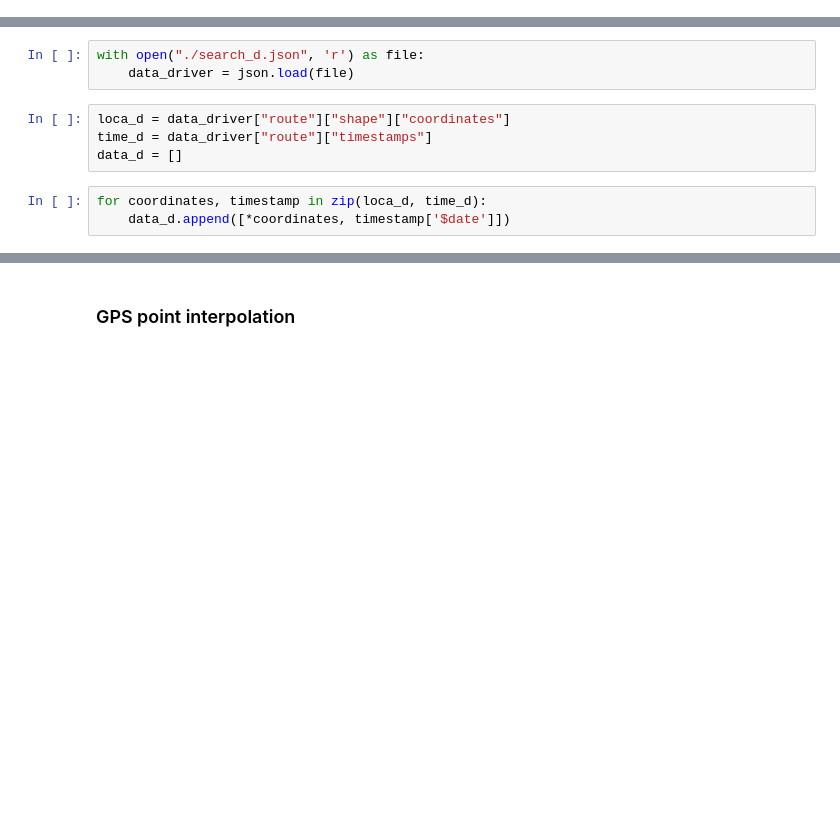
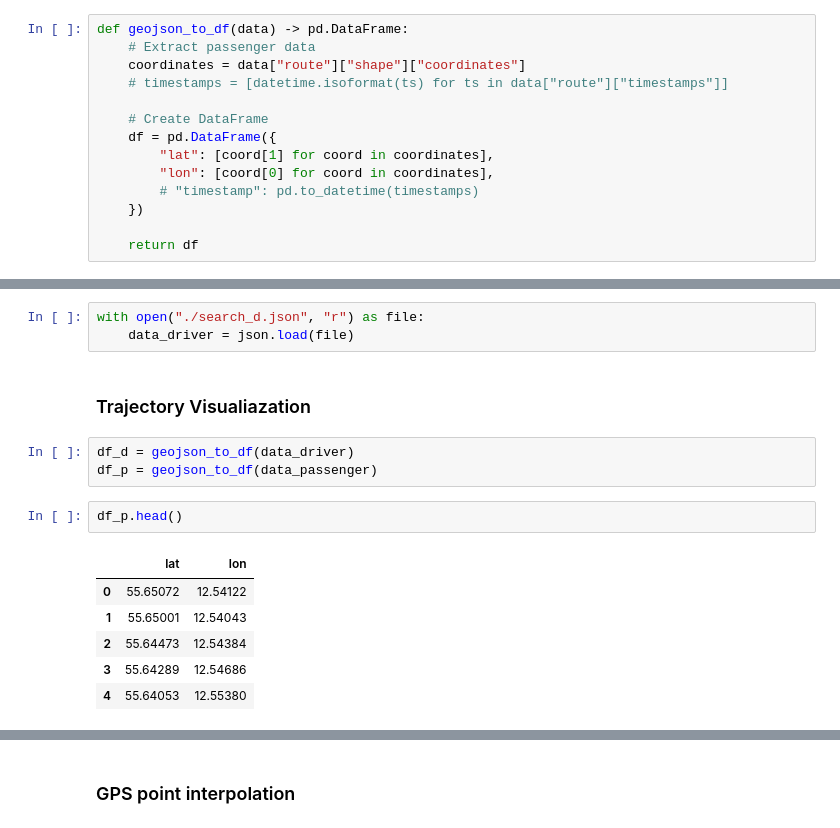
Before and after one commit to ShareGoApp/goose, a Jupyter notebook: notebook/explore_2.ipynb, the cells around one changed output, grey strips where cells are left out. Drawn from its saved outputs; the diff is of its cells as text; blank space fills up the shorter version.

```diff
--- a/notebook/explore_2.ipynb
+++ b/notebook/explore_2.ipynb
@@ -12 +45,15 @@ import json
+# %%
+def geojson_to_df(data) -> pd.DataFrame:
+    # Extract passenger data
+    coordinates = data["route"]["shape"]["coordinates"]
+    # timestamps = [datetime.isoformat(ts) for ts in data["route"]["timestamps"]]
+
+    # Create DataFrame
+    df = pd.DataFrame({
+        "lat": [coord[1] for coord in coordinates],
+        "lon": [coord[0] for coord in coordinates],
+        # "timestamp": pd.to_datetime(timestamps)
+    })
+
+    return df
 # %%
@@ -22,10 +62,17 @@ for coordinates, timestamp in zip(loca_p, time_p):
 # %%
-with open("./search_d.json", 'r') as file:
+with open("./search_d.json", "r") as file:
     data_driver = json.load(file)
-# %%
-loca_d = data_driver["route"]["shape"]["coordinates"]
-time_d = data_driver["route"]["timestamps"]
-data_d = []
-# %%
-for coordinates, timestamp in zip(loca_d, time_d):
-    data_d.append([*coordinates, timestamp['$date']])
+# %% [markdown]
+### Trajectory Visualiazation
+# %%
+df_d = geojson_to_df(data_driver)
+df_p = geojson_to_df(data_passenger)
+# %%
+df_p.head()
+# %% [output]
+|  | lat | lon |
+| 0 | 55.65072 | 12.54122 |
+| 1 | 55.65001 | 12.54043 |
+| 2 | 55.64473 | 12.54384 |
+| 3 | 55.64289 | 12.54686 |
+| 4 | 55.64053 | 12.55380 |
```
Also changed, not shown: parts of 50 cells of this notebook, 6 other files.
